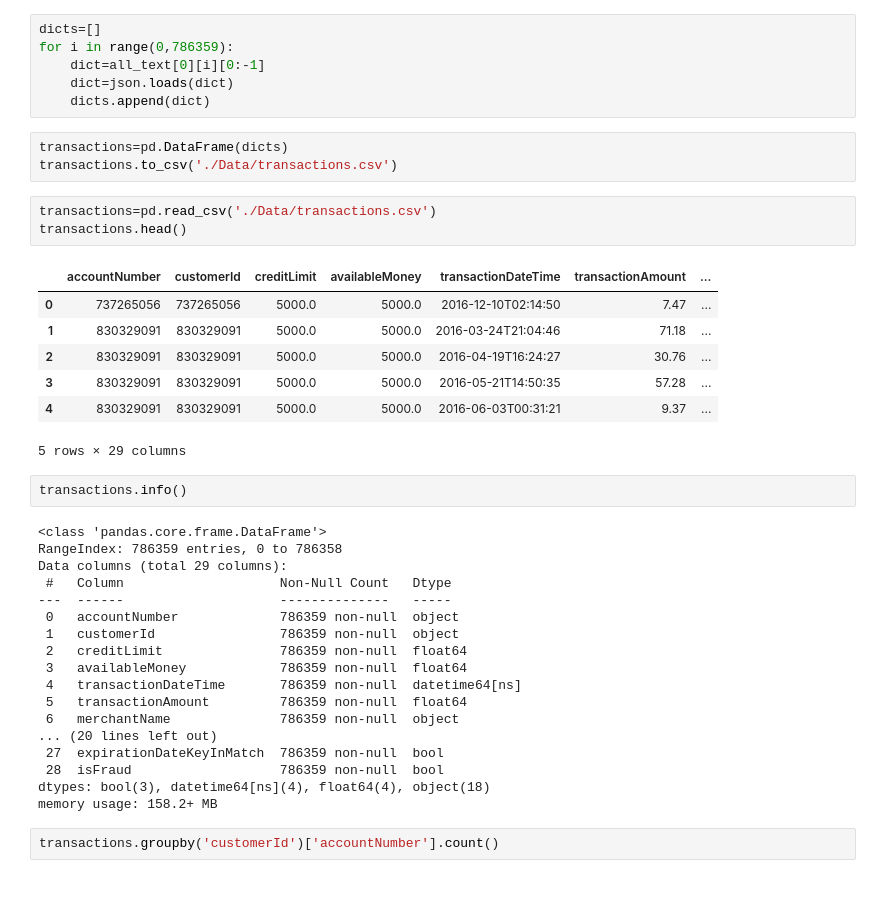
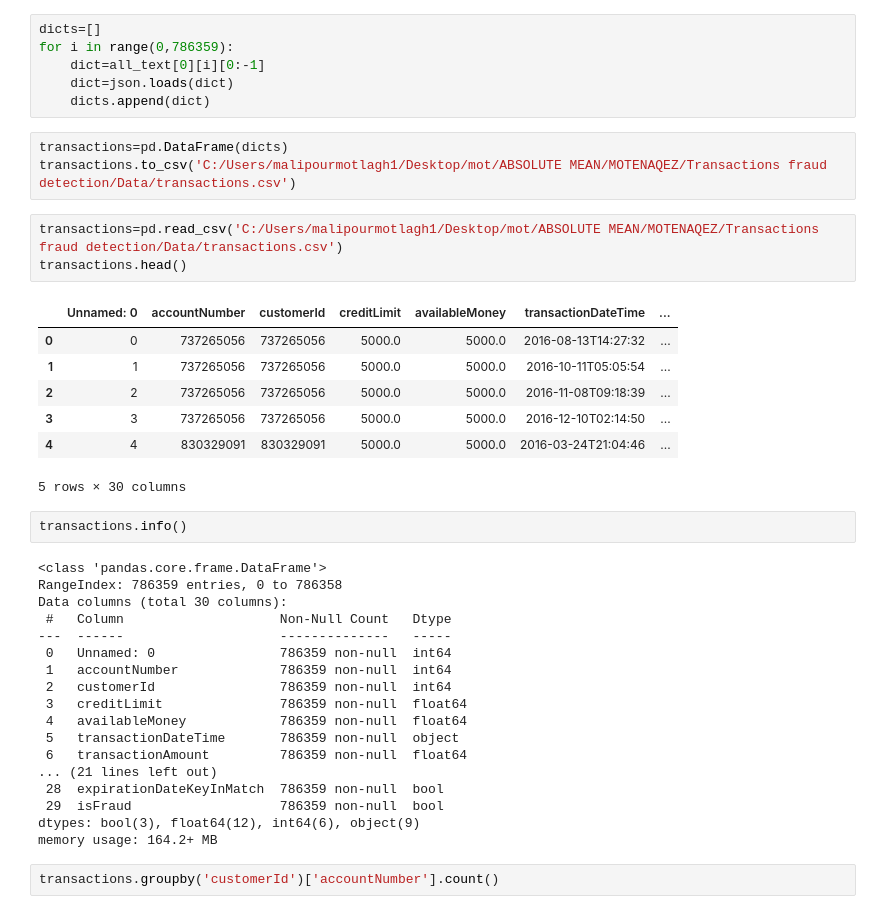
Before and after one commit to alipourmotlagh/transactionFraudDetection, a Jupyter notebook: data analysis.ipynb, the cells around one changed output. Drawn from its saved outputs; the diff is of its cells as text.

Commit message:
12 23
Kaggle fraud detection

```diff
--- a/data analysis.ipynb
+++ b/data analysis.ipynb
@@ -31,38 +64,38 @@ for i in range(0,786359):
     dicts.append(dict)
 # %%
 transactions=pd.DataFrame(dicts)
-transactions.to_csv('./Data/transactions.csv')
+transactions.to_csv('C:/Users/malipourmotlagh1/Desktop/mot/ABSOLUTE MEAN/MOTENAQEZ/Transactions fraud detection/Data/transactions.csv')
 # %%
-transactions=pd.read_csv('./Data/transactions.csv')
+transactions=pd.read_csv('C:/Users/malipourmotlagh1/Desktop/mot/ABSOLUTE MEAN/MOTENAQEZ/Transactions fraud detection/Data/transactions.csv')
 transactions.head()
 # %% [output]
-|  | accountNumber | customerId | creditLimit | availableMoney | transactionDateTime | transactionAmount | ... |
-| 0 | 737265056 | 737265056 | 5000.0 | 5000.0 | 2016-12-10T02:14:50 | 7.47 | ... |
-| 1 | 830329091 | 830329091 | 5000.0 | 5000.0 | 2016-03-24T21:04:46 | 71.18 | ... |
-| 2 | 830329091 | 830329091 | 5000.0 | 5000.0 | 2016-04-19T16:24:27 | 30.76 | ... |
-| 3 | 830329091 | 830329091 | 5000.0 | 5000.0 | 2016-05-21T14:50:35 | 57.28 | ... |
-| 4 | 830329091 | 830329091 | 5000.0 | 5000.0 | 2016-06-03T00:31:21 | 9.37 | ... |
+|  | Unnamed: 0 | accountNumber | customerId | creditLimit | availableMoney | transactionDateTime | ... |
+| 0 | 0 | 737265056 | 737265056 | 5000.0 | 5000.0 | 2016-08-13T14:27:32 | ... |
+| 1 | 1 | 737265056 | 737265056 | 5000.0 | 5000.0 | 2016-10-11T05:05:54 | ... |
+| 2 | 2 | 737265056 | 737265056 | 5000.0 | 5000.0 | 2016-11-08T09:18:39 | ... |
+| 3 | 3 | 737265056 | 737265056 | 5000.0 | 5000.0 | 2016-12-10T02:14:50 | ... |
+| 4 | 4 | 830329091 | 830329091 | 5000.0 | 5000.0 | 2016-03-24T21:04:46 | ... |
-5 rows × 29 columns
+5 rows × 30 columns
 # %%
 transactions.info()
 # %% [output]
 <class 'pandas.core.frame.DataFrame'>
 RangeIndex: 786359 entries, 0 to 786358
-Data columns (total 29 columns):
+Data columns (total 30 columns):
  #   Column                    Non-Null Count   Dtype
 ---  ------                    --------------   -----
- 0   accountNumber             786359 non-null  object
- 1   customerId                786359 non-null  object
- 2   creditLimit               786359 non-null  float64
- 3   availableMoney            786359 non-null  float64
- 4   transactionDateTime       786359 non-null  datetime64[ns]
- 5   transactionAmount         786359 non-null  float64
- 6   merchantName              786359 non-null  object
-... (20 lines left out)
- 27  expirationDateKeyInMatch  786359 non-null  bool
- 28  isFraud                   786359 non-null  bool
-dtypes: bool(3), datetime64[ns](4), float64(4), object(18)
-memory usage: 158.2+ MB
+ 0   Unnamed: 0                786359 non-null  int64
+ 1   accountNumber             786359 non-null  int64
+ 2   customerId                786359 non-null  int64
+ 3   creditLimit               786359 non-null  float64
+ 4   availableMoney            786359 non-null  float64
+ 5   transactionDateTime       786359 non-null  object
+ 6   transactionAmount         786359 non-null  float64
+... (21 lines left out)
+ 28  expirationDateKeyInMatch  786359 non-null  bool
+ 29  isFraud                   786359 non-null  bool
+dtypes: bool(3), float64(12), int64(6), object(9)
+memory usage: 164.2+ MB
 # %%
 transactions.groupby('customerId')['accountNumber'].count()
 # %% [output]
```
Also changed, not shown: parts of 44 cells of this notebook.
